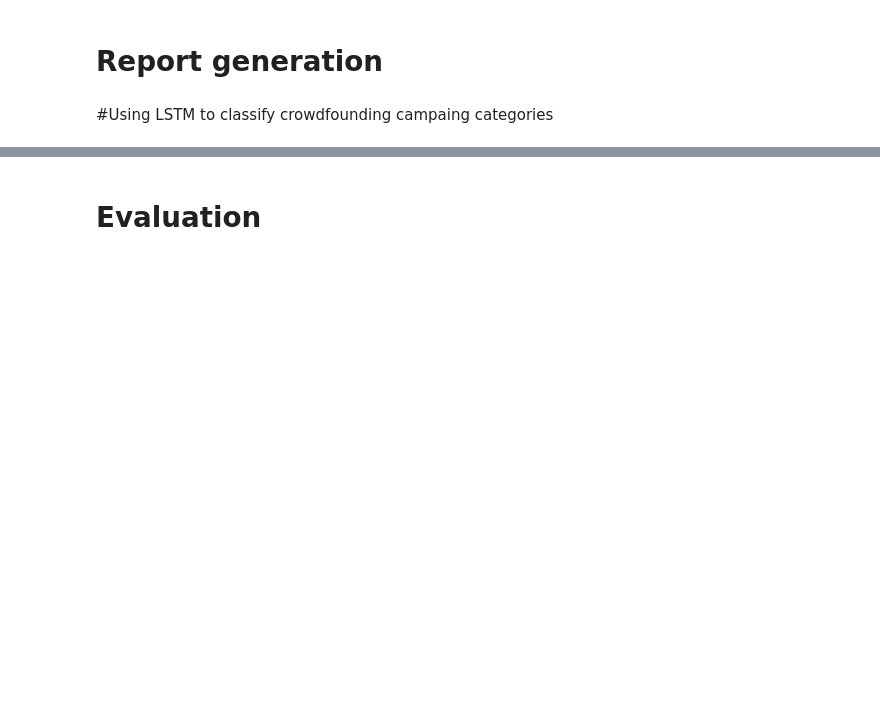
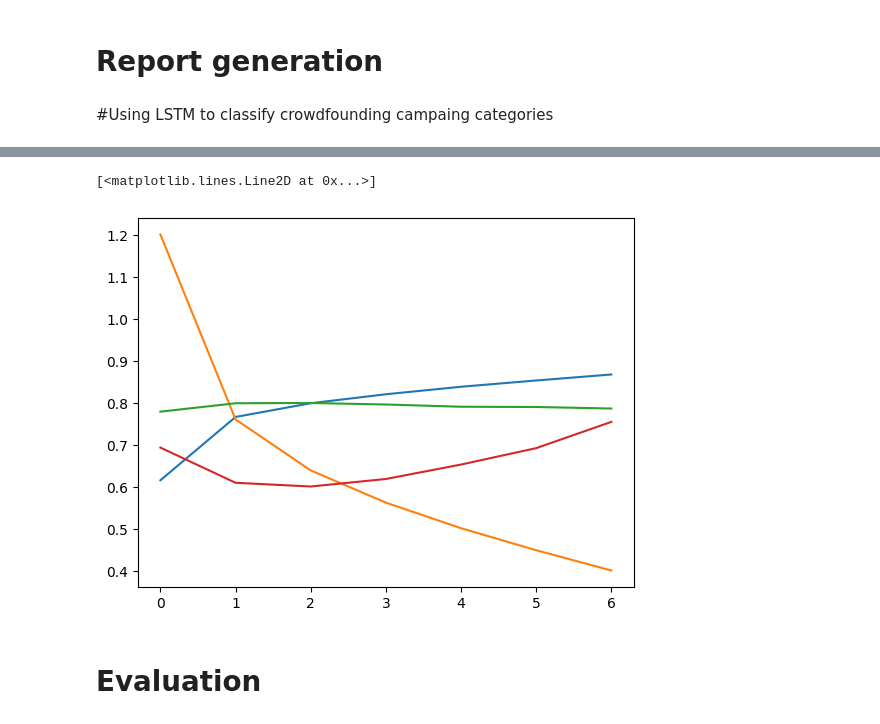
Before and after one commit to RicardoMA19/Kickstarter-Campaing-Launch-Assitant, a Jupyter notebook: Kickstarter-Assistant-Project.ipynb, the cells around one changed output, grey strips where cells are left out. Saved outputs shown, nothing was run; the diff lists cells and outputs as text; code cells hidden in the pictures; blank space fills up the shorter version.

```diff
--- a/Kickstarter-Assistant-Project.ipynb
+++ b/Kickstarter-Assistant-Project.ipynb
@@ -438,12 +522,12 @@ tokenizer = Tokenizer(num_words=20000)
 tokenizer.fit_on_texts(kick_df['text'])
 
 X_seq = tokenizer.texts_to_sequences(kick_df['text'])
-X_pad = pad_sequences(X_seq, maxlen=100)
+X_pad = pad_sequences(X_seq, maxlen=150)
 
 # Modelo
 model = Sequential([
-    Embedding(20000, 128, input_length=100),
-    LSTM(64, dropout=0.2, recurrent_dropout=0.2),
+    Embedding(20000, 128, input_length=150),
+    LSTM(32, dropout=0.2, recurrent_dropout=0.2),
     Dense(64, activation='relu'),
     Dropout(0.3),
     Dense(num_classes, activation='softmax')
@@ -452,7 +536,7 @@ model = Sequential([
 # EarlyStop configuration
 early_stop = EarlyStopping(
     monitor='val_loss',
-    patience=2,
+    patience=4,
     restore_best_weights=True
 )
 
@@ -475,3 +559,4 @@ plt.plot(training.history['accuracy'])
 plt.plot(training.history['loss'])
 plt.plot(training.history['val_accuracy'])
 plt.plot(training.history['val_loss'])
+# %% [output]
@@ -478,3 +577,5 @@ plt.plot(training.history['val_loss'])
+[<matplotlib.lines.Line2D at 0x...>]
+[figure, added]
 # %%
 def predict_category(text):
 
```
Also changed, not shown: parts of 65 cells of this notebook.
